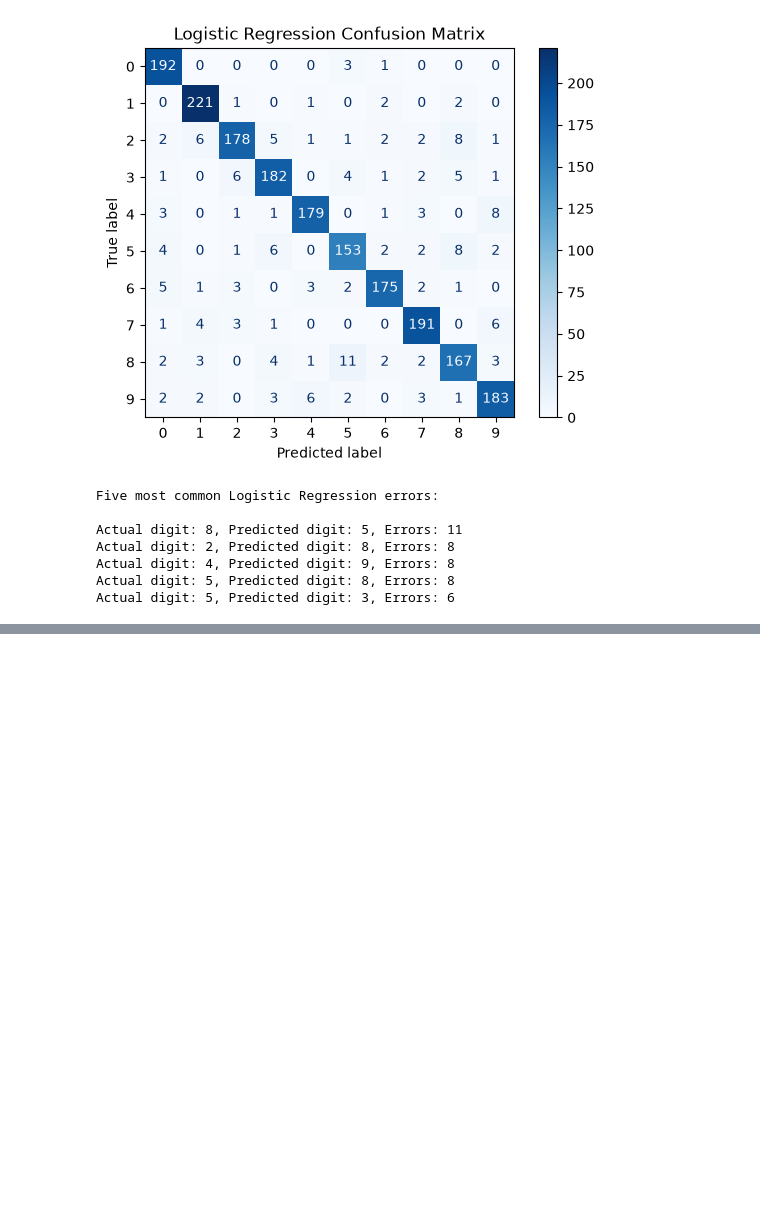
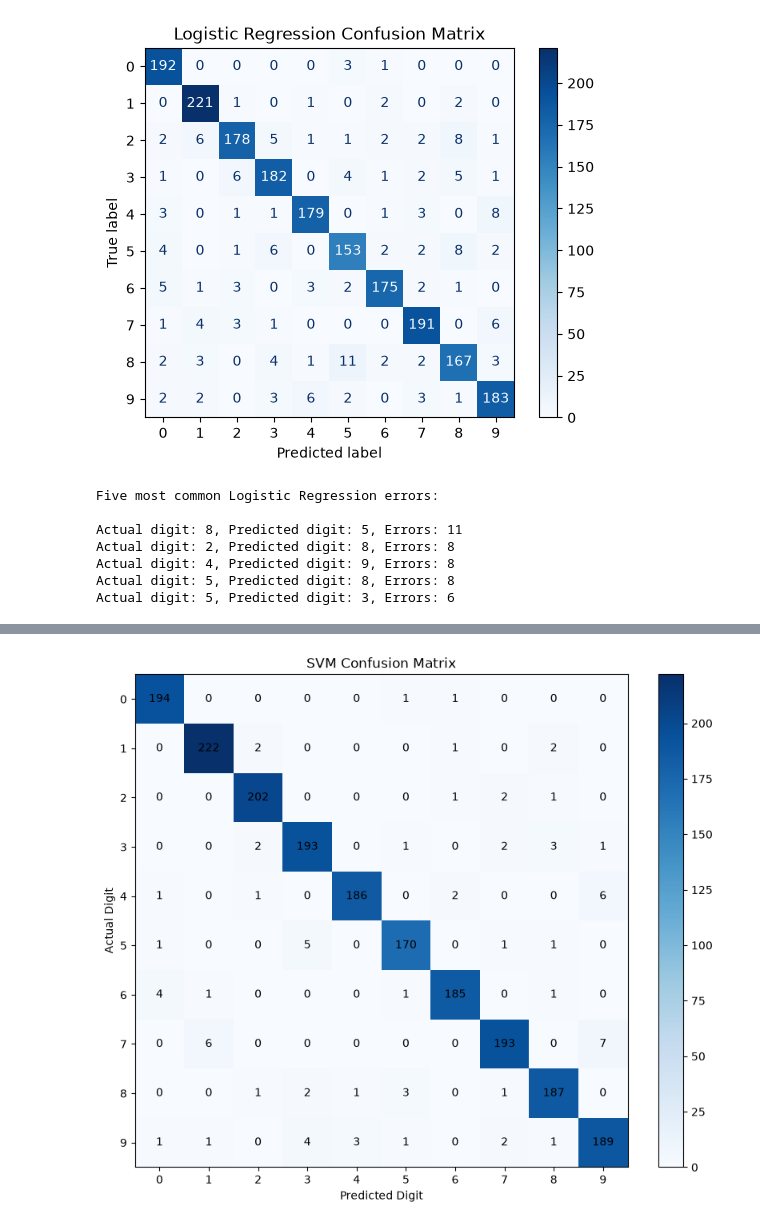
Before and after one commit to rakeshraikar1989/Handwritten-Digits-Recognition, a Jupyter notebook: PRCP_1002_Handwritten_Digits_Recognition.ipynb, the cells around one changed output, grey strips where cells are left out. Cells and saved outputs as stored; diff of their text form; code cells hidden in the pictures; blank space fills up the shorter version.

```diff
--- a/PRCP_1002_Handwritten_Digits_Recognition.ipynb
+++ b/PRCP_1002_Handwritten_Digits_Recognition.ipynb
@@ -753,0 +992,25 @@ These results are based on the selected 2,000 test images and not the complete M
+# %%
+from sklearn.metrics import confusion_matrix
+import matplotlib.pyplot as plt
+
+svm_cm = confusion_matrix(y_test_sample, y_pred_svm)
+
+plt.figure(figsize=(10, 8))
+plt.imshow(svm_cm, cmap="Blues")
+
+plt.colorbar()
+
+plt.xticks(range(10))
+plt.yticks(range(10))
+
+plt.xlabel("Predicted Digit")
+plt.ylabel("Actual Digit")
+plt.title("SVM Confusion Matrix")
+
+for i in range(10):
+    for j in range(10):
+        plt.text(j, i, svm_cm[i, j], ha="center", va="center")
+
+plt.show()
+# %% [output]
+[figure, added]
```
Also changed, not shown: parts of 54 cells of this notebook.
